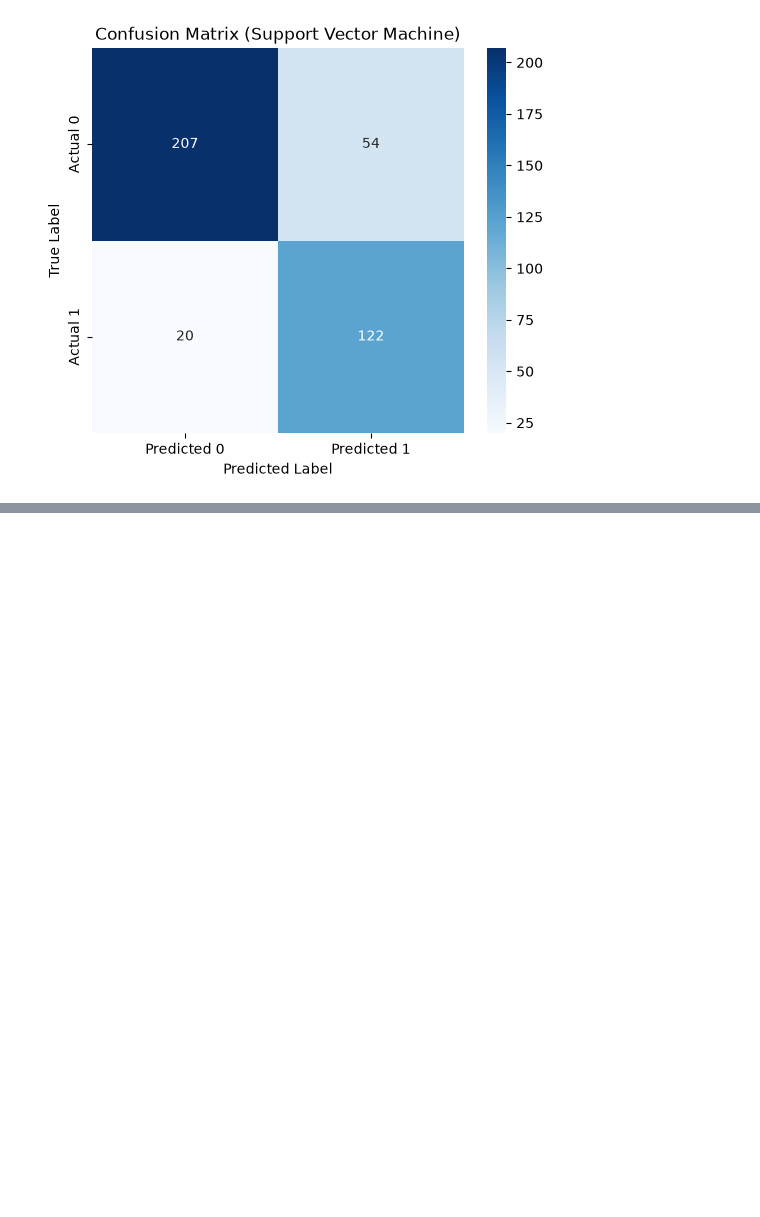
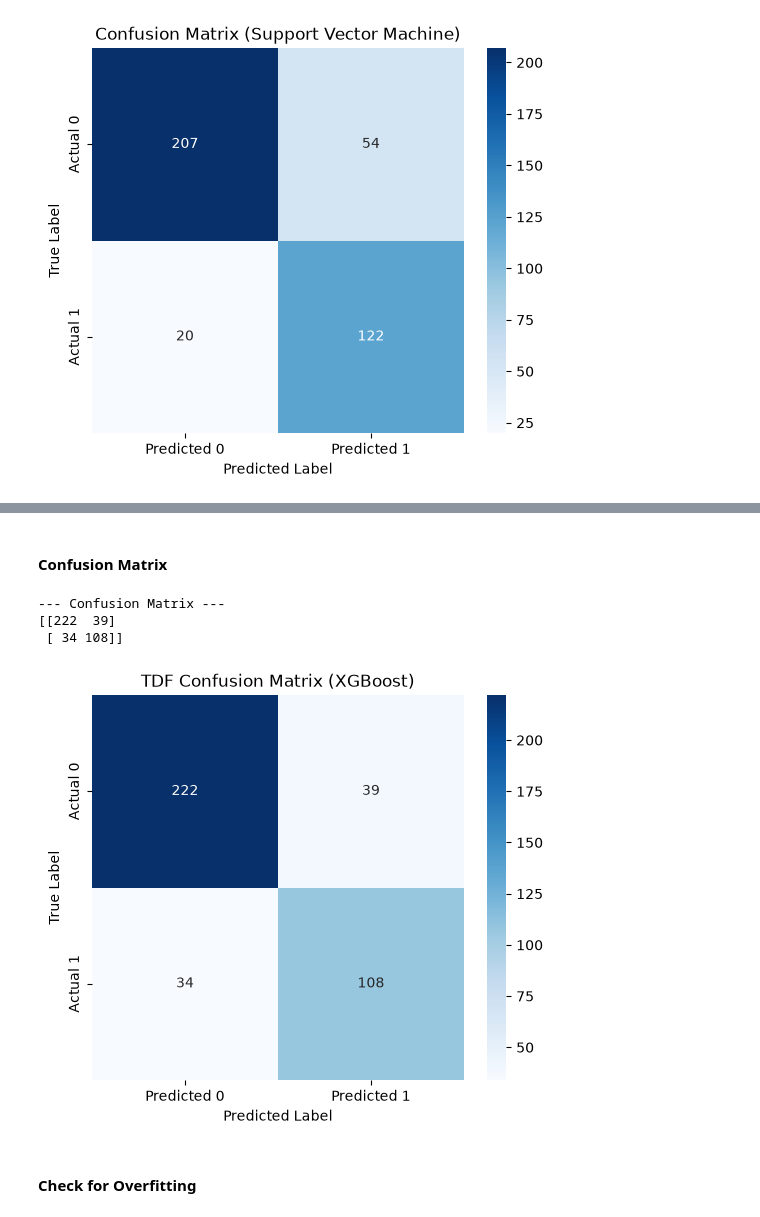
Before and after one commit to NoelOkumu/Eneza-Data-Science-Residential-training-2026, a Jupyter notebook: Day1/mutatio_profile1.ipynb, the cells around one changed output, grey strips where cells are left out. Cells and saved outputs as stored; diff of their text form; code cells hidden in the pictures; blank space fills up the shorter version.

```diff
--- a/Day1/mutatio_profile1.ipynb
+++ b/Day1/mutatio_profile1.ipynb
@@ -1740,0 +1826,10 @@ plt.show()
+# %%
+#Import required libraries
+from xgboost import XGBClassifier
+
+# # scale_pos_weight handles class imbalance (positive class is minority class)
+scale = (y_train == 0).sum() / (y_train == 1).sum()
+
+xgb_model = XGBClassifier(objective ="binary:logistic", random_state=42, eval_metric='logloss')
+xgb_model.fit(X_train_array, y_train)
+y_pred_xgb = xgb_model.predict(X_test_array)
@@ -1740,0 +1860,29 @@ plt.show()
+# %% [markdown]
+#### Confusion Matrix
+# %%
+# Confusion kmatrix generation
+from sklearn.metrics import confusion_matrix
+
+# Compute confusion matrix values
+cm = confusion_matrix(y_test, y_pred_xgb)
+
+print("--- Confusion Matrix ---")
+print(confusion_matrix(y_test, y_pred_xgb))
+
+# Plotting confusion matrix
+plt.figure(figsize=(6, 5))
+sns.heatmap(cm, annot=True, fmt='d', cmap='Blues',
+            xticklabels=['Predicted 0', 'Predicted 1'],
+            yticklabels=['Actual 0', 'Actual 1'])
+
+plt.title('TDF Confusion Matrix (XGBoost)')
+plt.ylabel('True Label')
+plt.xlabel('Predicted Label')
+plt.show()
+# %% [output]
+--- Confusion Matrix ---
+[[222  39]
+ [ 34 108]]
+[figure, added]
+# %% [markdown]
+#### Check for Overfitting
```
Also changed, not shown: parts of 16 cells of this notebook.
